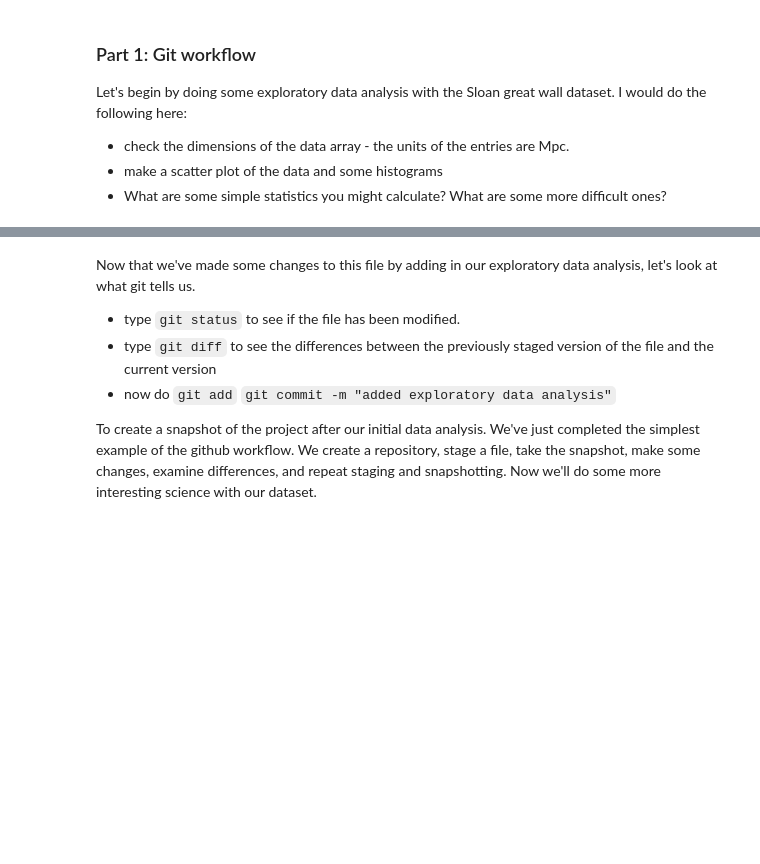
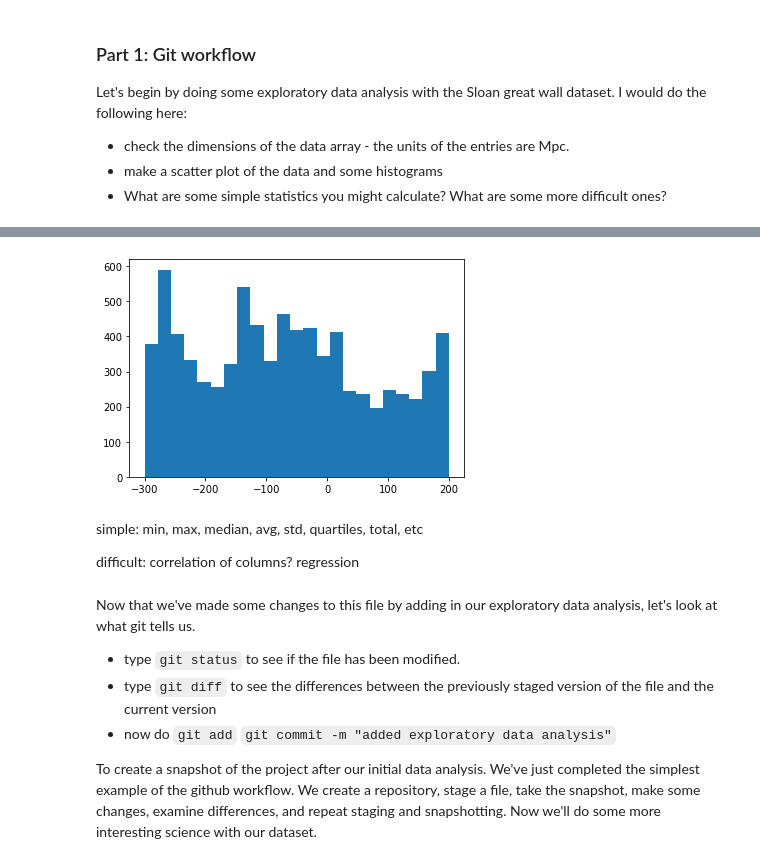
Before and after one commit to LuciaIllari/18JulySes15PUBLIC, a Jupyter notebook: DSFP_intro_2_git-attempt.ipynb, the cells around one changed output, grey strips where cells are left out. Drawn from its saved outputs; the diff is of its cells as text; code cells hidden in the pictures; blank space fills up the shorter version.

```diff
--- a/DSFP_intro_2_git-attempt.ipynb
+++ b/DSFP_intro_2_git-attempt.ipynb
@@ -50,3 +61,11 @@ Let's begin by doing some exploratory data analysis with the Sloan great wall da
+# %%
+plt.hist(X[:,1], bins='auto');
+# %% [output]
+[figure, added]
+# %% [markdown]
+simple: min, max, median, avg, std, quartiles, total, etc
+
+difficult: correlation of columns? regression
 # %% [markdown]
 Now that we've made some changes to this file by adding in our exploratory data analysis, let's look at what git tells us.
 
```
Also changed, not shown: parts of 3 cells of this notebook.
